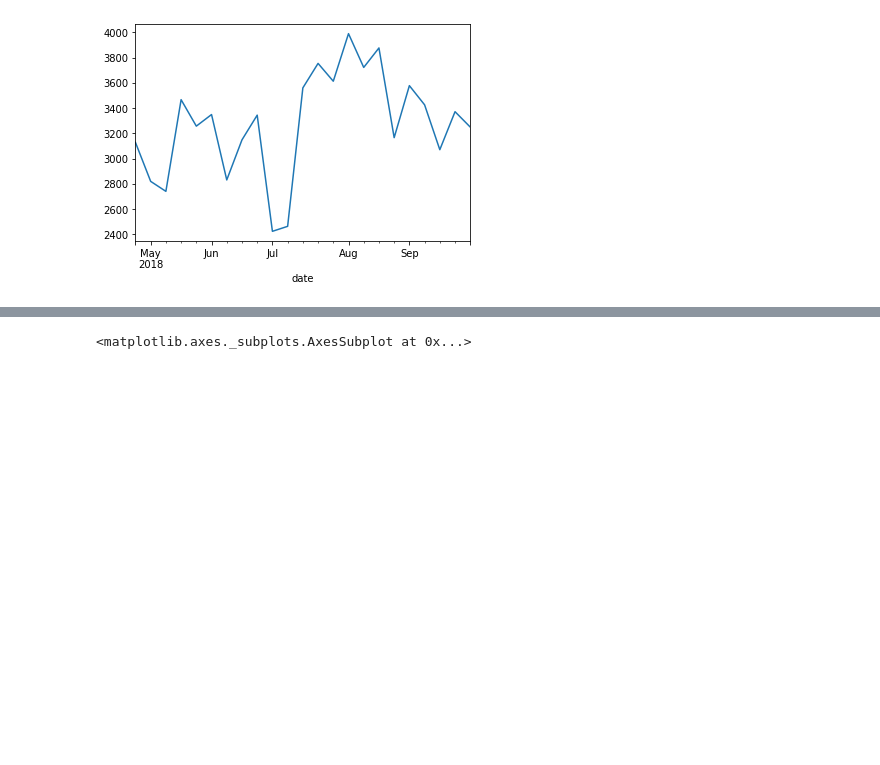
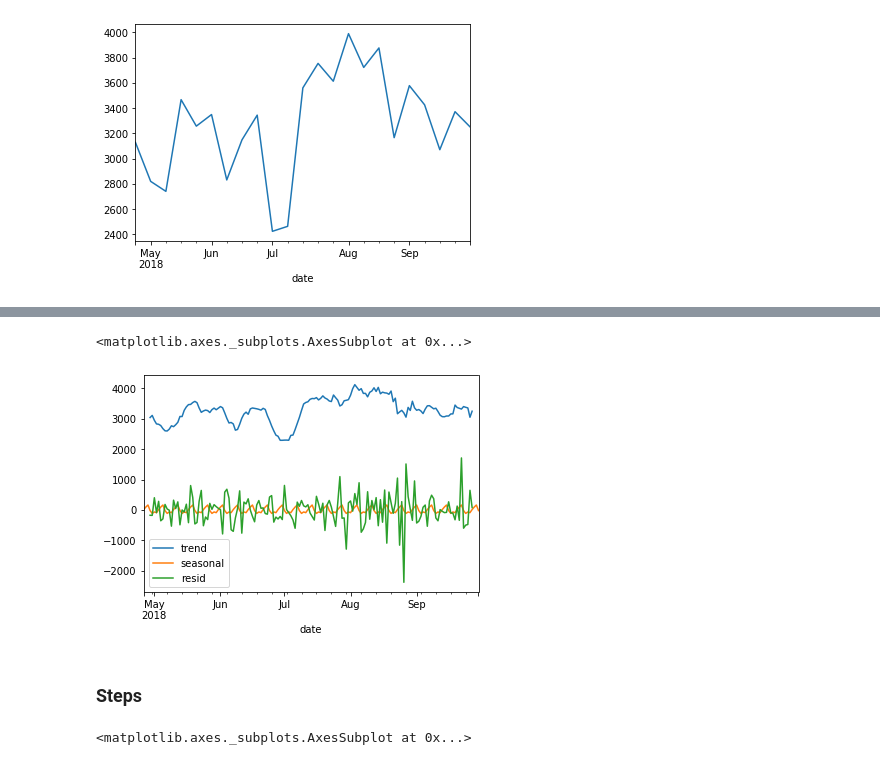
Before and after one commit to ThompsonBethany01/Its-About-Time-Series, a Jupyter notebook: Data_Summary.ipynb, the cells around one changed output, grey strips where cells are left out. Drawn from its saved outputs; the diff is of its cells as text; code cells hidden in the pictures; blank space fills up the shorter version.

```diff
--- a/Data_Summary.ipynb
+++ b/Data_Summary.ipynb
@@ -151,0 +180,13 @@ train.cals_burned.resample('W').mean().plot()
+# %%
+import statsmodels.api as sm
+
+y = train.cals_burned.resample('D').mean()
+
+result = sm.tsa.seasonal_decompose(y)
+decomposition = pd.DataFrame({
+    'y': result.observed,
+    'trend': result.trend,
+    'seasonal': result.seasonal,
+    'resid': result.resid,
+})
+decomposition.head()
@@ -152,3 +201,10 @@ train.cals_burned.resample('W').mean().plot()
+# %%
+decomposition.iloc[:, 1:].plot()
+# %% [output]
+<matplotlib.axes._subplots.AxesSubplot at 0x...>
+[figure, added]
+# %% [markdown]
+### Steps
 # %%
 train.steps.resample('W').mean().plot()
 # %% [output]
```
Also changed, not shown: parts of 24 cells of this notebook.
